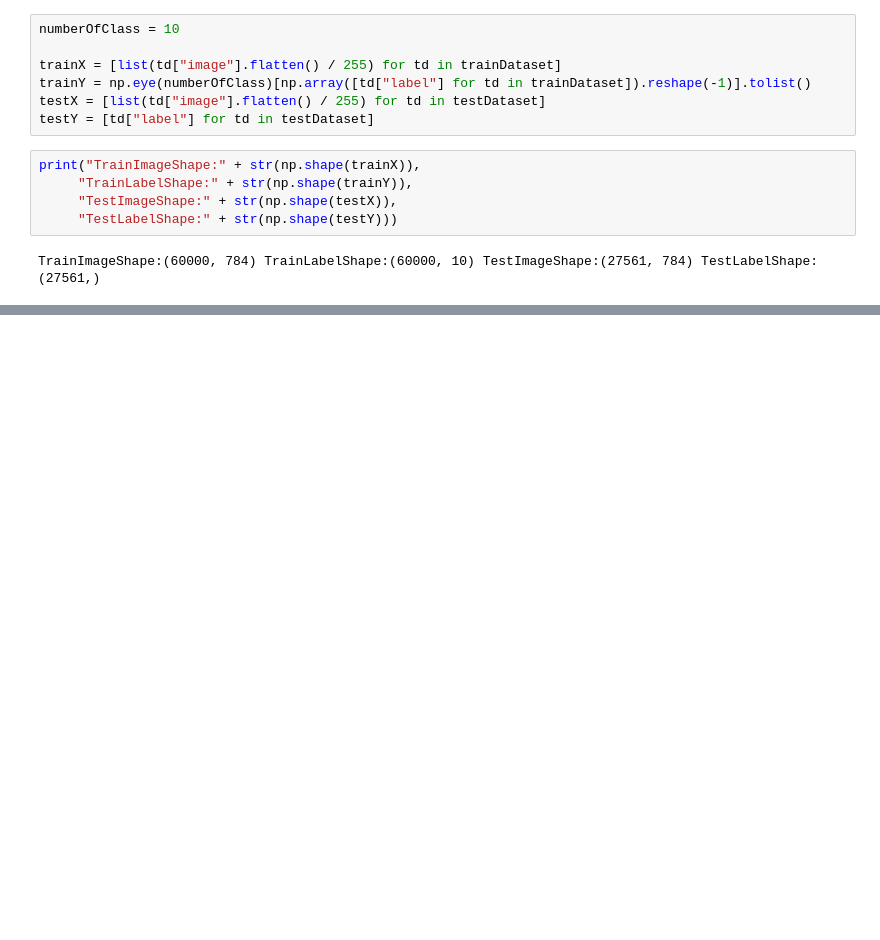
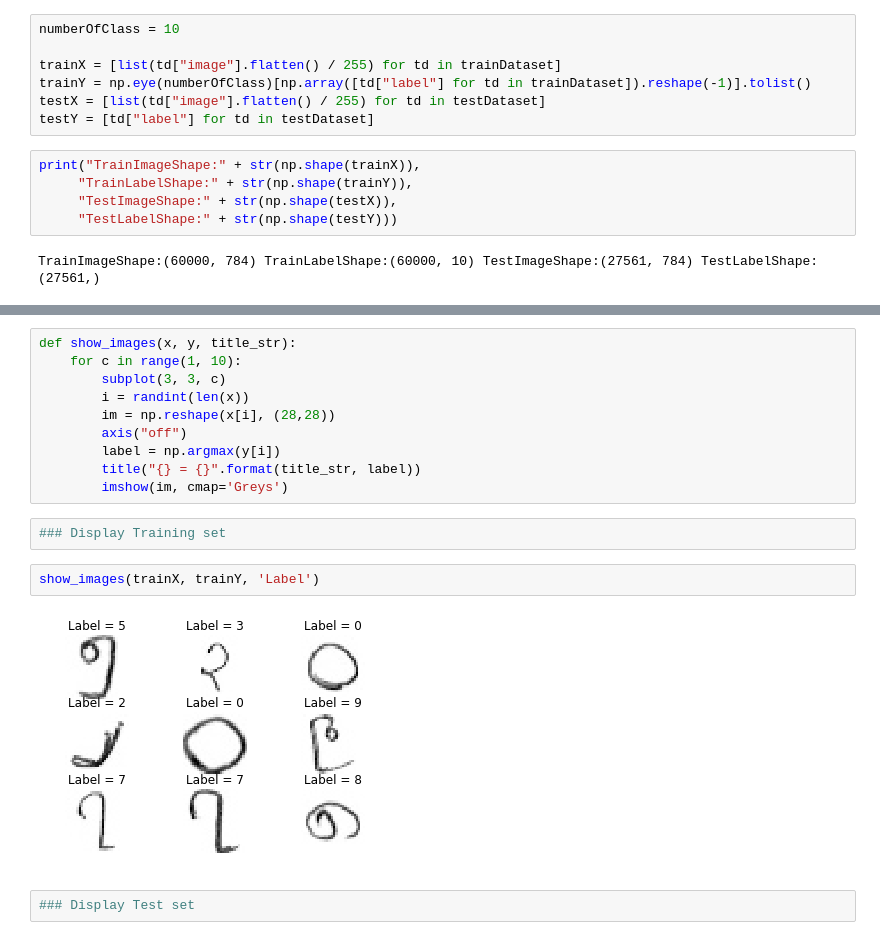
Before and after one commit to baseresearch/BHDD, a Jupyter notebook: Example.ipynb, the cells around one changed output, grey strips where cells are left out. Saved outputs shown, nothing was run; the diff lists cells and outputs as text; blank space fills up the shorter version.

Commit message:
Add visualizations in Example notebook

```diff
--- a/Example.ipynb
+++ b/Example.ipynb
@@ -31,0 +37,18 @@ TrainImageShape:(60000, 784) TrainLabelShape:(60000, 10) TestImageShape:(27561,
+# %%
+def show_images(x, y, title_str):
+    for c in range(1, 10):
+        subplot(3, 3, c)
+        i = randint(len(x))
+        im = np.reshape(x[i], (28,28))
+        axis("off")
+        label = np.argmax(y[i])
+        title("{} = {}".format(title_str, label))
+        imshow(im, cmap='Greys')
+# %%
+### Display Training set
+# %%
+show_images(trainX, trainY, 'Label')
+# %% [output]
+[figure, added]
+# %%
+### Display Test set
```
Also changed, not shown: parts of 4 cells of this notebook.
